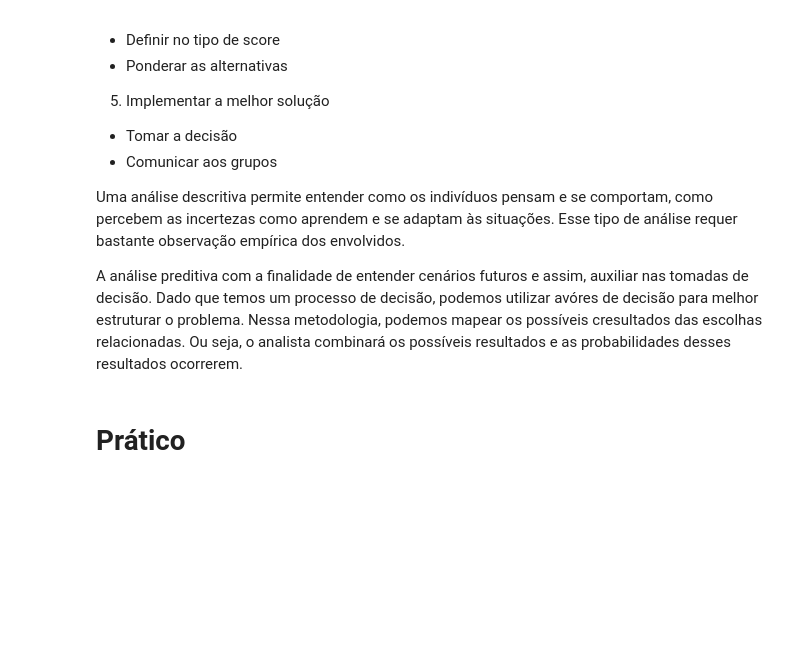
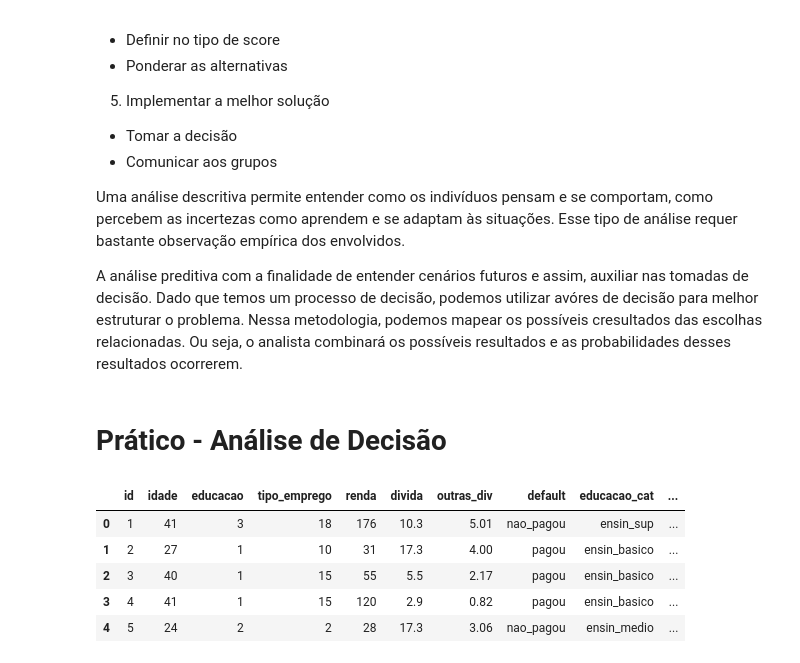
Before and after one commit to CarolineAndradeR/Data-Science, a Jupyter notebook: Processo_de_decisão_com_predição__analítica.ipynb, the cells around one changed output. Saved outputs shown, nothing was run; the diff lists cells and outputs as text; code cells hidden in the pictures; blank space fills up the shorter version.

```diff
--- a/Processo_de_decisão_com_predição__analítica.ipynb
+++ b/Processo_de_decisão_com_predição__analítica.ipynb
@@ -26,17 +26,26 @@ Uma análise descritiva permite entender como os indivíduos pensam e se comport
 A análise preditiva com a finalidade de entender cenários futuros e assim, auxiliar nas tomadas de decisão.
 Dado que temos um processo de decisão, podemos utilizar avóres de decisão para melhor estruturar o problema. Nessa metodologia, podemos mapear os possíveis cresultados das escolhas relacionadas. Ou seja, o analista combinará os possíveis resultados e as probabilidades desses resultados ocorrerem.
 # %% [markdown]
-# **Prático**
+# **Prático - Análise de Decisão**
 # %%
-# gerais
+# importação das bibliotecas gerais
 import numpy as np
 import pandas as pd
 import seaborn as sns
 import matplotlib.pyplot as plt
-# preditiva
+# Bibliotecas preditiva
 import statsmodels.formula.api as sm
 from sklearn.linear_model import LogisticRegression
 from sklearn.model_selection import train_test_split
 from sklearn.metrics import confusion_matrix, ConfusionMatrixDisplay, accuracy_score
-# carregar dados
-dados = pd.read_csv('dados_credito_small.csv')
+# carga dos dados
+dados = pd.read_csv('/content/drive/MyDrive/Asset_FIAP/dados_credito_small.csv')
+# Leitura das 5 primeiras linhas
+dados.head()
+# %% [output]
+|  | id | idade | educacao | tipo_emprego | renda | divida | outras_div | default | educacao_cat | ... |
+| 0 | 1 | 41 | 3 | 18 | 176 | 10.3 | 5.01 | nao_pagou | ensin_sup | ... |
+| 1 | 2 | 27 | 1 | 10 | 31 | 17.3 | 4.00 | pagou | ensin_basico | ... |
+| 2 | 3 | 40 | 1 | 15 | 55 | 5.5 | 2.17 | pagou | ensin_basico | ... |
+| 3 | 4 | 41 | 1 | 15 | 120 | 2.9 | 0.82 | pagou | ensin_basico | ... |
+| 4 | 5 | 24 | 2 | 2 | 28 | 17.3 | 3.06 | nao_pagou | ensin_medio | ... |
```
Also changed, not shown: parts of 36 cells of this notebook.
